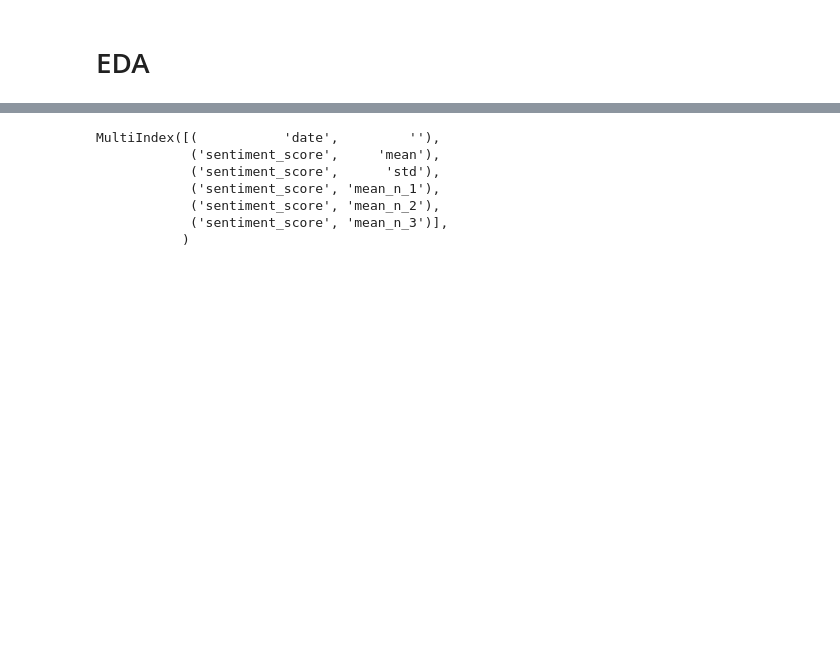
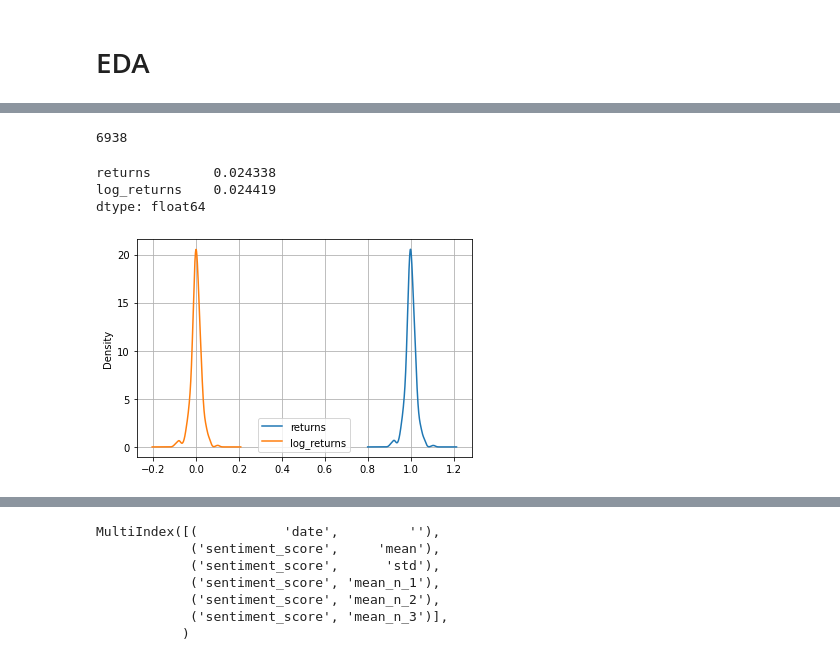
Before and after one commit to NizarGhandri/bitcoin_sentiment_analysis, a Jupyter notebook: Baseline.ipynb, the cells around one changed output, grey strips where cells are left out. Drawn from its saved outputs; the diff is of its cells as text; code cells hidden in the pictures; blank space fills up the shorter version.

```diff
--- a/Baseline.ipynb
+++ b/Baseline.ipynb
@@ -45,0 +18,10 @@ ImportError: cannot import name 'TrendReqs' from 'pytrends.request' (C:\Users\us
+# %%
+b = ReturnFactorsGenerator(configuration, True)
+b.data[['returns', "log_returns"]].plot(grid=True,  kind="kde")
+b.data[['returns', "log_returns"]].std()
+# %% [output]
+6938
+returns        0.024338
+log_returns    0.024419
+dtype: float64
+[figure, added]
```
Also changed, not shown: parts of 28 cells of this notebook, 18 other files.
